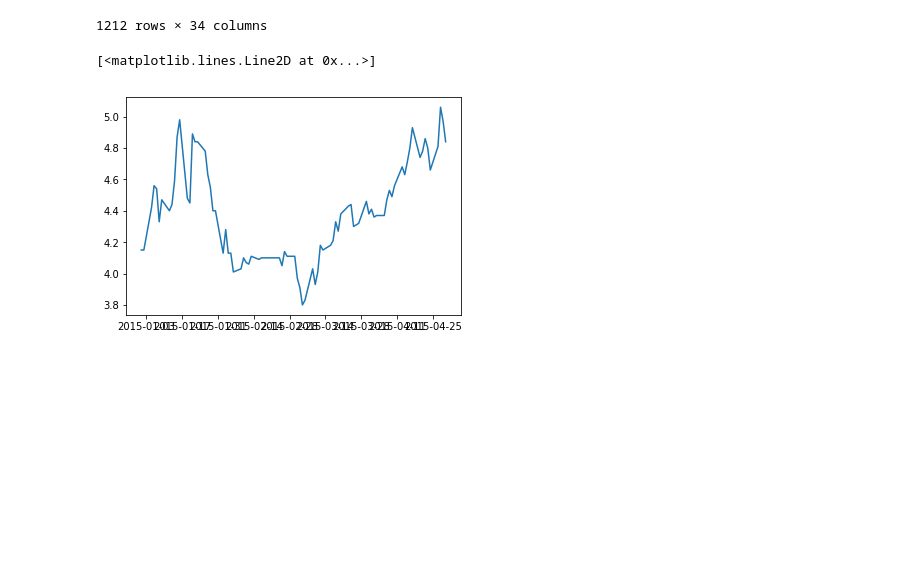
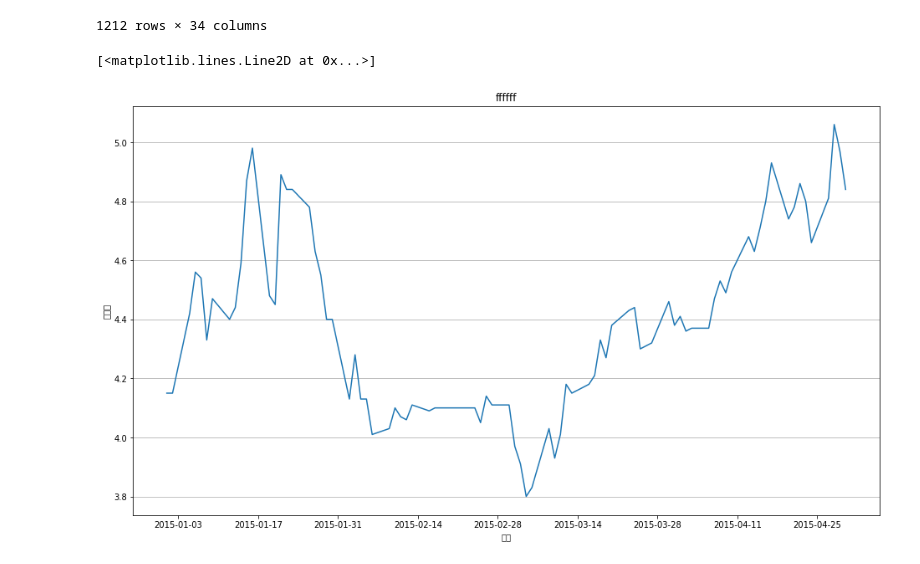
Before and after one commit to Benknightdark/PythonDeepLearning, a Jupyter notebook: Quantitative investment.ipynb, the cells around one changed output. Cells and saved outputs as stored; diff of their text form; code cells hidden in the pictures; blank space fills up the shorter version.

```diff
--- a/Quantitative investment.ipynb
+++ b/Quantitative investment.ipynb
@@ -714,15 +714,19 @@ dfcsv.drop_duplicates()
 # %%
 import matplotlib.pyplot as plt
 import pandas as pd
 ChinaBank=pd.read_csv('/Users/Ben/Desktop/pythonpractice/ChinaBank.csv',index_col='Date')
 
 ChinaBank=ChinaBank.iloc[:,1:]
 ChinaBank.index=pd.to_datetime(ChinaBank.index)
 Close=ChinaBank.Close
 ChinaBank
 import matplotlib.pyplot as plt
-
-plt.plot(Close['2015'])
+plt.title("ffffff")
+plt.rcParams["figure.figsize"] = [16,9]
+plt.xlabel('日期')
+plt.ylabel('收盤價')
+plt.grid(True,axis='y')
+plt.plot(Close['2015'],label='收盤價')
 # %% [output]
 [<matplotlib.lines.Line2D at 0x...>]
-[figure, old version]
+[figure, new version]
```
Also changed, not shown: parts of 5 cells of this notebook.
